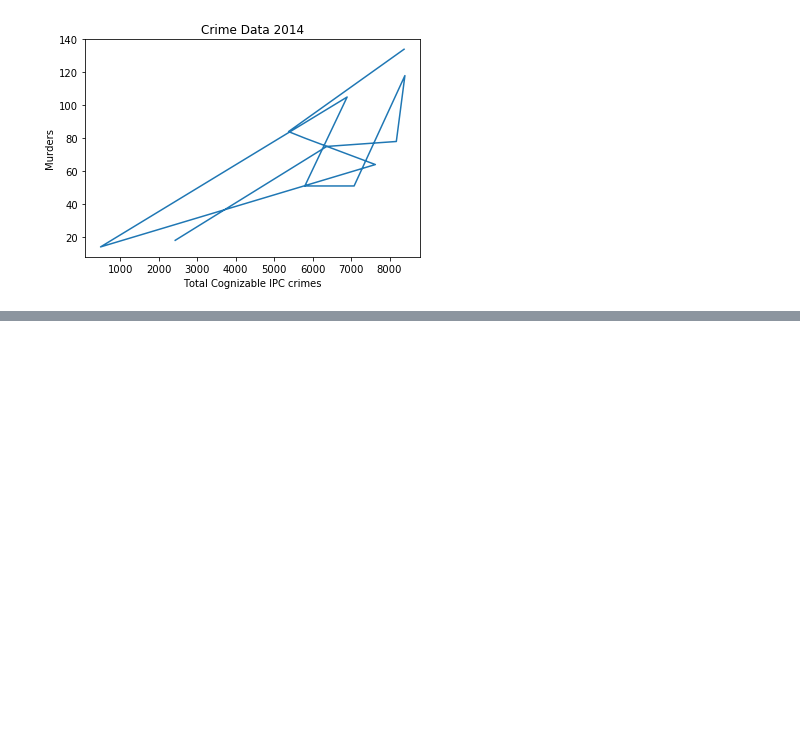
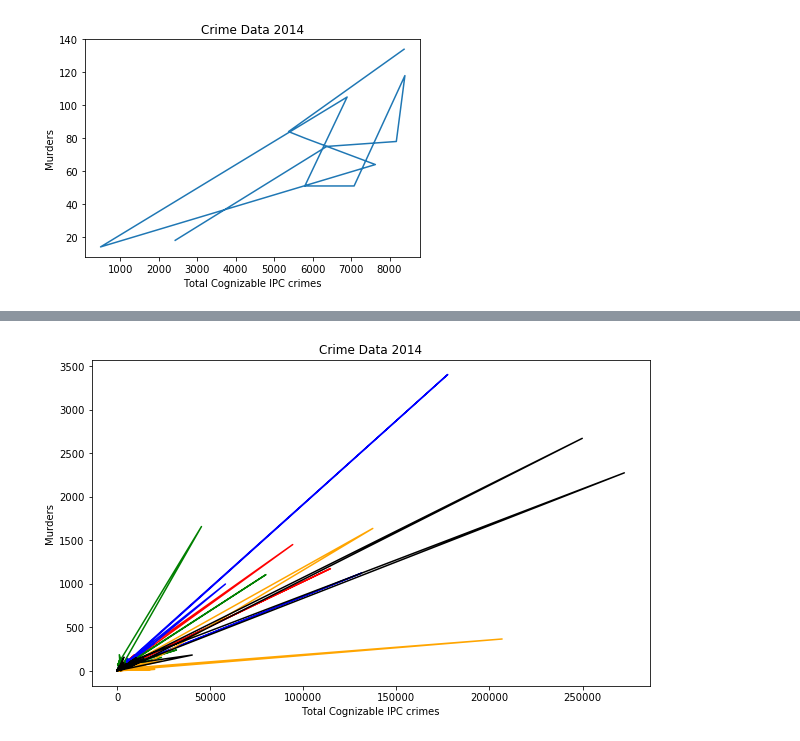
Before and after one commit to afcarl/Indian-Crime-Data, a Jupyter notebook: CrimeData.ipynb, the cells around one changed output, grey strips where cells are left out. Drawn from its saved outputs; the diff is of its cells as text; code cells hidden in the pictures; blank space fills up the shorter version.

```diff
--- a/CrimeData.ipynb
+++ b/CrimeData.ipynb
@@ -113,0 +126,15 @@ plt.show()
+# %%
+fig = plt.figure(figsize=(10,6))
+colors = ['red', 'blue', 'green', 'orange', 'black']
+for i in range(5):
+    start_index = i*100
+    end_index = (i+1)*100
+    x_values = data["Total Cognizable IPC crimes"].iloc[start_index:end_index]
+    y_values = data["Murder"].iloc[start_index:end_index]
+    plt.plot(x_values,y_values,c=colors[i])
+plt.xlabel("Total Cognizable IPC crimes")
+plt.ylabel("Murders")
+plt.title("Crime Data 2014")
+plt.show()
+# %% [output]
+[figure, added]
```
Also changed, not shown: parts of 7 cells of this notebook.
